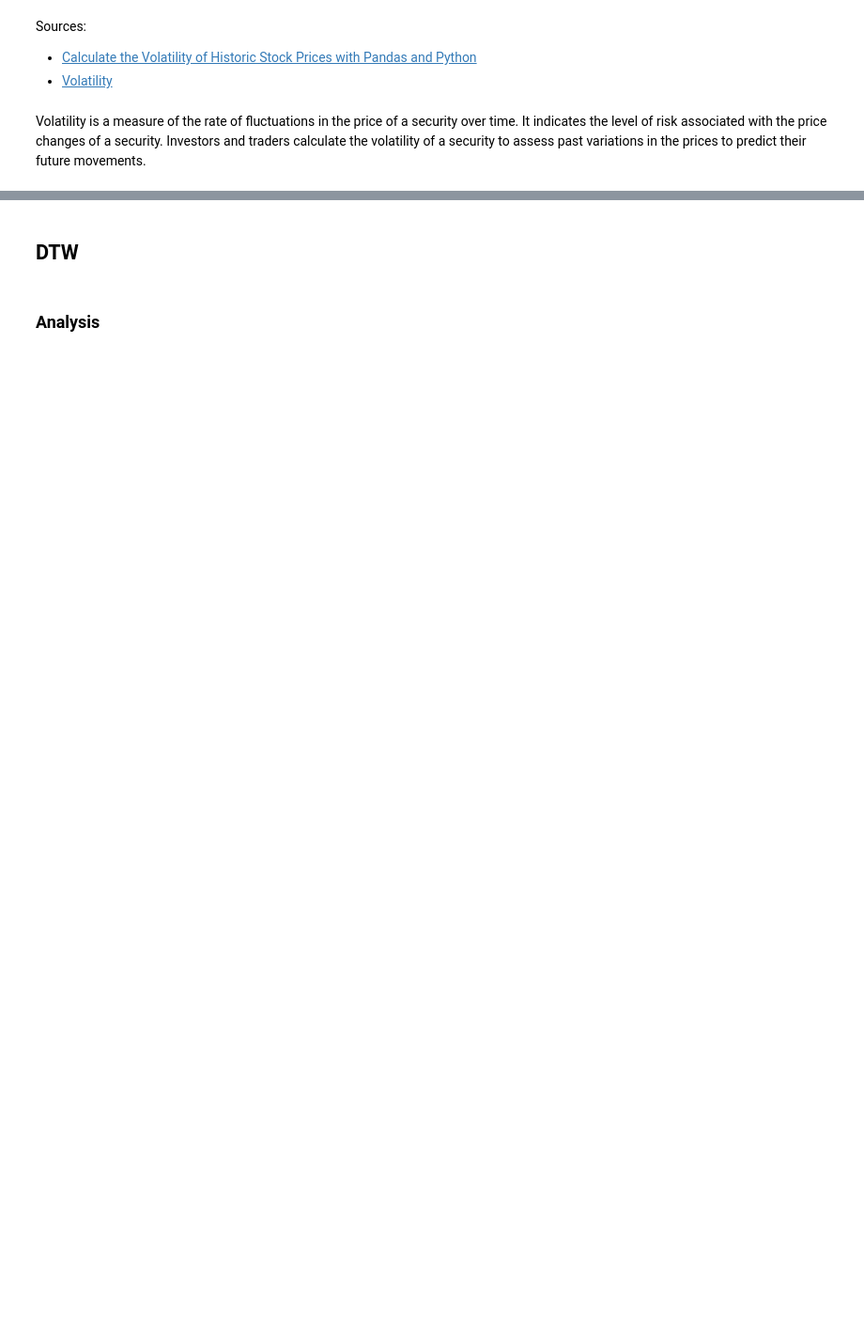
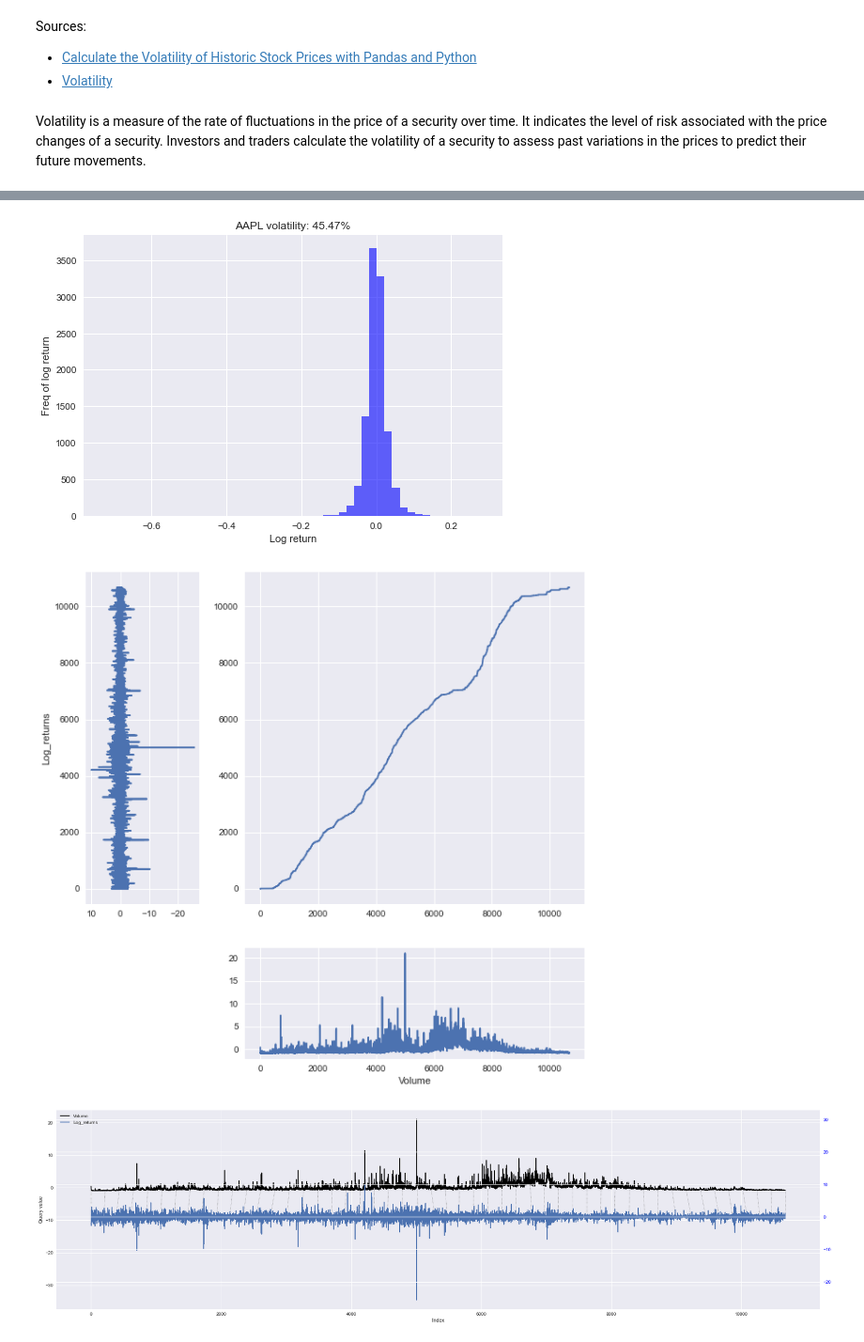
Before and after one commit to AndreaBe99/ai4traiding-project, a Jupyter notebook: notebook/yahoo_finance_dataset_analysis.ipynb, the cells around one changed output, grey strips where cells are left out. Shown at 94% size. Saved outputs shown, nothing was run; the diff lists cells and outputs as text; code cells hidden in the pictures; blank space fills up the shorter version.

Commit message:
add new yahoo dataset and updated notebook

```diff
--- a/notebook/yahoo_finance_dataset_analysis.ipynb
+++ b/notebook/yahoo_finance_dataset_analysis.ipynb
@@ -47,3 +28,0 @@ We decide to download the yahoo finance dataset of Apple, more precisily the one
-# %%
-df = pd.read_csv(DIR_DATA)
-df
@@ -51,0 +29,8 @@ In the dataset there are no missing values, since we check it using the function
+# %%
+# Load the datasets
+def get_dataframe(ticker):
+    FORMAT_FILE = "{}.csv"
+    df = pd.read_csv(DIR_DATA + FORMAT_FILE.format(ticker))
+    # fill eventual NaN values
+    df = df.fillna(method = 'ffill').fillna(method = 'bfill')
+    return df
@@ -79,11 +75,18 @@ volatility = df['Log_returns'].std()*252**.5 # we have 252 trading days per year
 # %%
-# Plot volatility
-str_vol = str(round(volatility, 4)*100)
+def compute_volatility(df):
+     # Compute the daily log return
+    df['Log_returns'] = np.log(df['Close']/df['Close'].shift())
+    # Compute standard deviation
+    df['Log_returns'].std()
+    # Fill the missing values
+    df['Log_returns'] = df['Log_returns'].fillna(method="bfill")
+    # Compute volatility
+    volatility = df['Log_returns'].std()*252**.5 # we have 252 trading days per year
+    # Plot volatility
+    str_vol = str(round(volatility, 4)*100)
 
-fig, ax = plt.subplots()
-df['Log_returns'].hist(ax=ax, bins=50, alpha=0.6, color='b')
-ax.set_xlabel("Log return")
-ax.set_ylabel("Freq of log return")
-ax.set_title("AAPL volatility: " + str_vol + "%")
+    fig, ax = plt.subplots()
+    df['Log_returns'].hist(ax=ax, bins=50, alpha=0.6, color='b')
+    ax.set_xlabel("Log return")
+    ax.set_ylabel("Freq of log return")
+    ax.set_title("AAPL volatility: " + str_vol + "%")
-# %% [markdown]
-## DTW
@@ -111,2 +92,0 @@ def compute_dtw(data, col1="volume", col2="log_returns"):
-# %% [markdown]
-### Analysis
@@ -114,0 +93,12 @@ compute_dtw(df, "Log_returns", "Volume")
+# %%
+def see_ticker_stat(ticker):
+    df = get_dataframe(ticker)
+    compute_volatility(df)
+    compute_dtw(df, "Volume", "Log_returns")
+# %%
+# AAPL
+see_ticker_stat(TICKERS[0])
+# %% [output]
+[figure, added]
+[figure, added]
+[figure, added]
```
Also changed, not shown: parts of 22 cells of this notebook, 2 other files.
